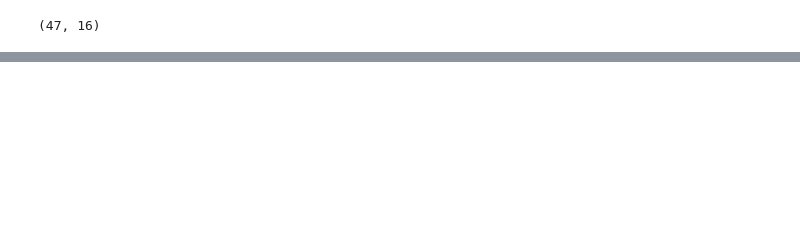
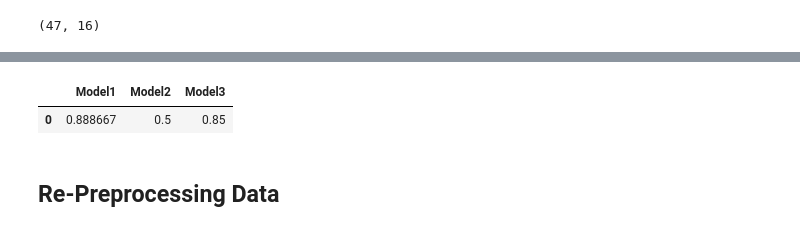
Before and after one commit to milioe/Moravec, a Jupyter notebook: 3_ComputerVision1.ipynb, the cells around one changed output, grey strips where cells are left out. Drawn from its saved outputs; the diff is of its cells as text; code cells hidden in the pictures; blank space fills up the shorter version.

```diff
--- a/3_ComputerVision1.ipynb
+++ b/3_ComputerVision1.ipynb
@@ -270,0 +336,24 @@ model_1.evaluate(valid_data)
+# %%
+# Set random seed
+tf.random.set_seed(42)
+
+# # Create model
+model_3 = tf.keras.Sequential([
+  tf.keras.layers.Flatten(input_shape=(224,224,3)),
+  tf.keras.layers.Dense(100, activation="relu"),
+  tf.keras.layers.Dense(100, activation="relu"),
+  tf.keras.layers.Dense(100, activation="relu"),
+  tf.keras.layers.Dense(1, activation="sigmoid")
+])
+
+# Compile the model
+model_3.compile(loss="binary_crossentropy",
+                optimizer=tf.keras.optimizers.Adam(lr=0.001),
+                metrics=["accuracy"])
+
+# Fit the model
+model_3.fit(train_data,
+            epochs=10,
+            steps_per_epoch=len(train_data),
+            validation_data=valid_data,
+            validation_steps=len(valid_data))
@@ -270,0 +404,4 @@ model_1.evaluate(valid_data)
+# %%
+score1 = model_1.evaluate(train_data)[1]
+score2 = model_2.evaluate(train_data)[1]
+score3 = model_3.evaluate(train_data)[1]
@@ -270,0 +412,9 @@ model_1.evaluate(valid_data)
+# %%
+import pandas as pd
+summary = pd.DataFrame({"Model1":score1, "Model2":score2, "Model3":score3}, index=[0])
+summary
+# %% [output]
+|  | Model1 | Model2 | Model3 |
+| 0 | 0.888667 | 0.5 | 0.85 |
+# %% [markdown]
+## Re-Preprocessing Data
```
Also changed, not shown: parts of 28 cells of this notebook.
